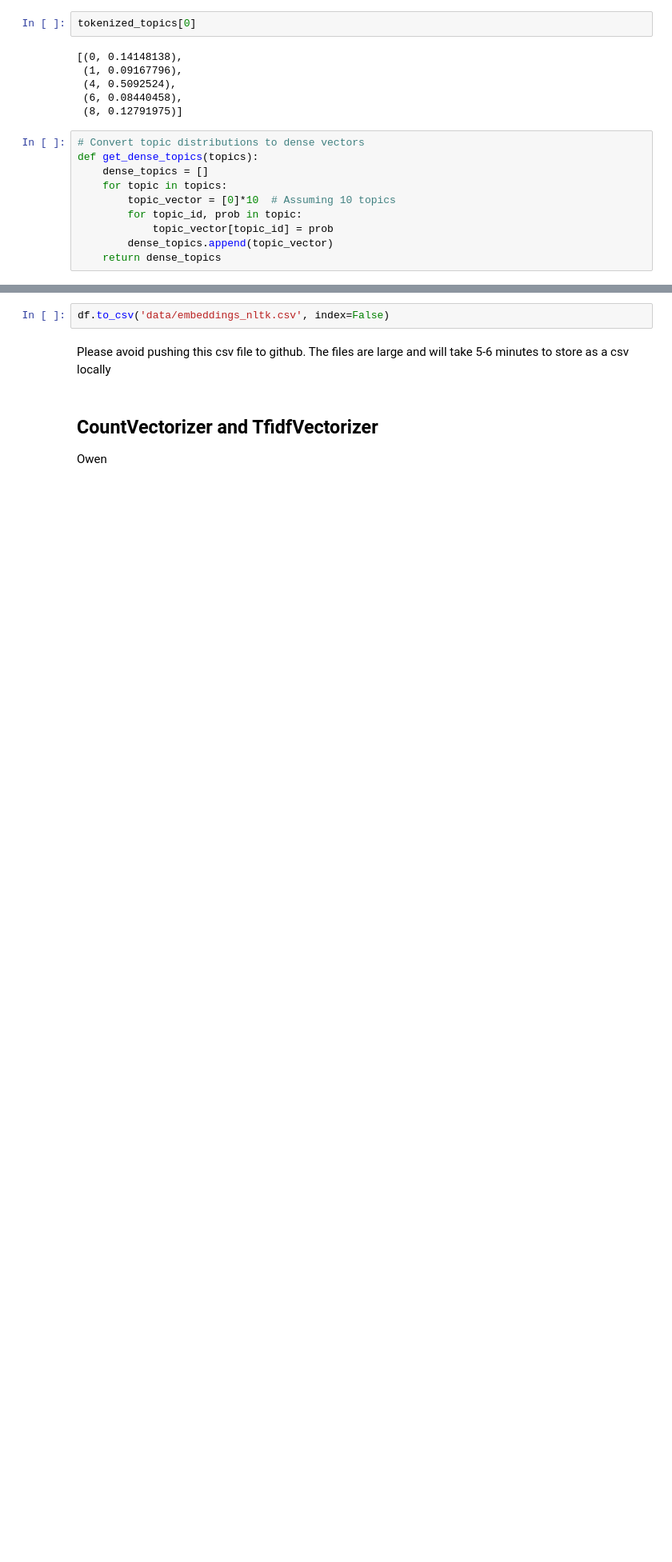
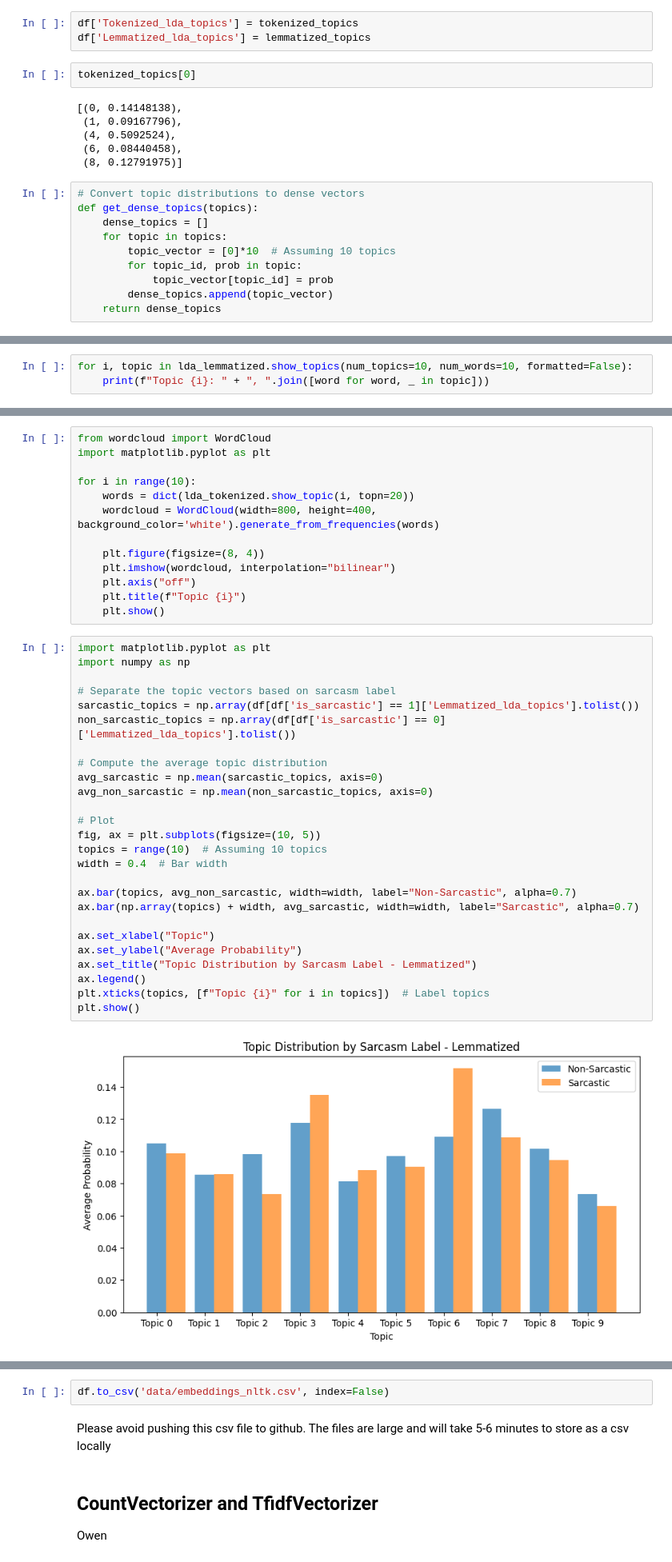
Before and after one commit to vigonometry/CS4248_Group8_SarcasmDetection, a Jupyter notebook: 05_Embeddings.ipynb, the cells around one changed output, grey strips where cells are left out. Shown at 80% size. Cells and saved outputs as stored; diff of their text form; blank space fills up the shorter version.

Commit message:
Add Analysis of LDA2VEC topics

```diff
--- a/05_Embeddings.ipynb
+++ b/05_Embeddings.ipynb
@@ -238,6 +238,9 @@ lda_lemmatized = LdaModel(lemmatized_corpus, num_topics=10, id2word=lemmatized_d
 # Get topic distributions for each document
 tokenized_topics = lda_tokenized.get_document_topics(tokenized_corpus)
 lemmatized_topics = lda_lemmatized.get_document_topics(lemmatized_corpus)
+# %%
+df['Tokenized_lda_topics'] = tokenized_topics
+df['Lemmatized_lda_topics'] = lemmatized_topics
 # %%
 tokenized_topics[0]
 # %% [output]
@@ -269,0 +273,3 @@ df['Lemmatized_lda_topics'] = lemmatized_dense_topics
+# %%
+for i, topic in lda_lemmatized.show_topics(num_topics=10, num_words=10, formatted=False):
+    print(f"Topic {i}: " + ", ".join([word for word, _ in topic]))
@@ -269,0 +287,41 @@ df['Lemmatized_lda_topics'] = lemmatized_dense_topics
+# %%
+from wordcloud import WordCloud
+import matplotlib.pyplot as plt
+
+for i in range(10):
+    words = dict(lda_tokenized.show_topic(i, topn=20))
+    wordcloud = WordCloud(width=800, height=400, background_color='white').generate_from_frequencies(words)
+
+    plt.figure(figsize=(8, 4))
+    plt.imshow(wordcloud, interpolation="bilinear")
+    plt.axis("off")
+    plt.title(f"Topic {i}")
+    plt.show()
+# %%
+import matplotlib.pyplot as plt
+import numpy as np
+
+# Separate the topic vectors based on sarcasm label
+sarcastic_topics = np.array(df[df['is_sarcastic'] == 1]['Lemmatized_lda_topics'].tolist())
+non_sarcastic_topics = np.array(df[df['is_sarcastic'] == 0]['Lemmatized_lda_topics'].tolist())
+
+# Compute the average topic distribution
+avg_sarcastic = np.mean(sarcastic_topics, axis=0)
+avg_non_sarcastic = np.mean(non_sarcastic_topics, axis=0)
+
+# Plot
+fig, ax = plt.subplots(figsize=(10, 5))
+topics = range(10)  # Assuming 10 topics
+width = 0.4  # Bar width
+
+ax.bar(topics, avg_non_sarcastic, width=width, label="Non-Sarcastic", alpha=0.7)
+ax.bar(np.array(topics) + width, avg_sarcastic, width=width, label="Sarcastic", alpha=0.7)
+
+ax.set_xlabel("Topic")
+ax.set_ylabel("Average Probability")
+ax.set_title("Topic Distribution by Sarcasm Label - Lemmatized")
+ax.legend()
+plt.xticks(topics, [f"Topic {i}" for i in topics])  # Label topics
+plt.show()
+# %% [output]
+[figure, added]
```
Also changed, not shown: parts of 5 cells of this notebook, 1 other file.
